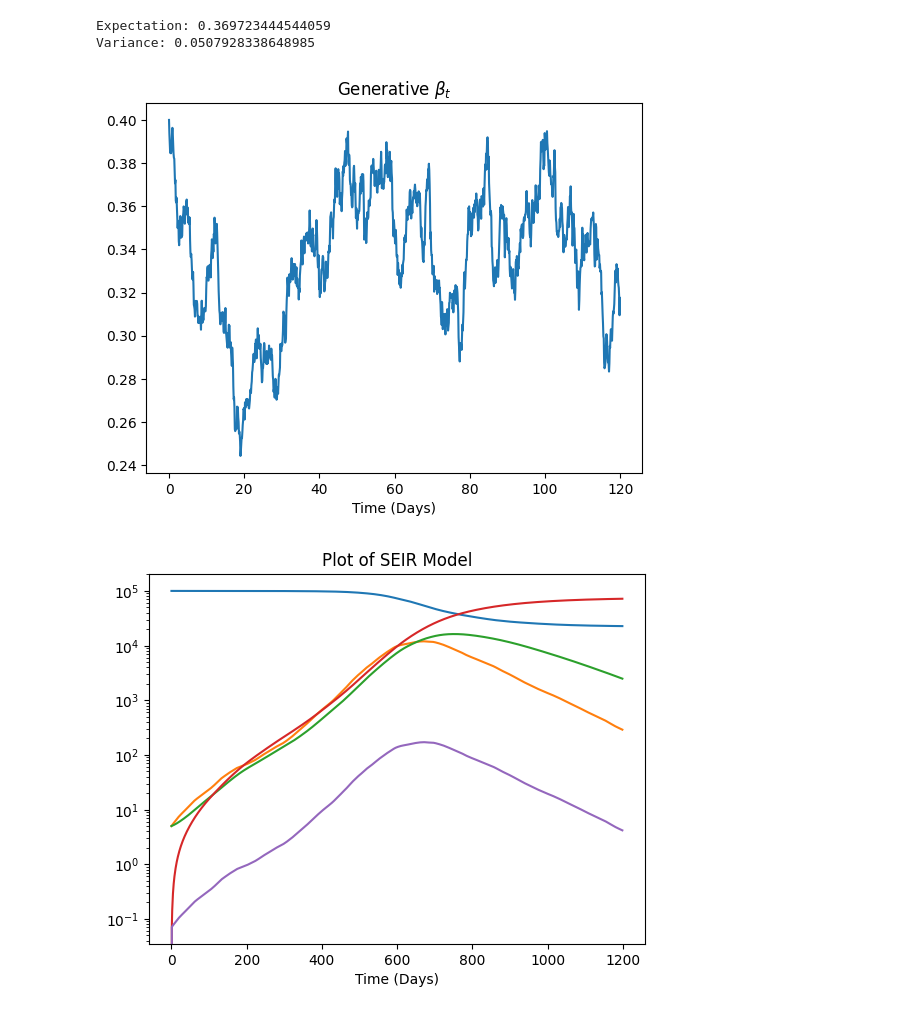
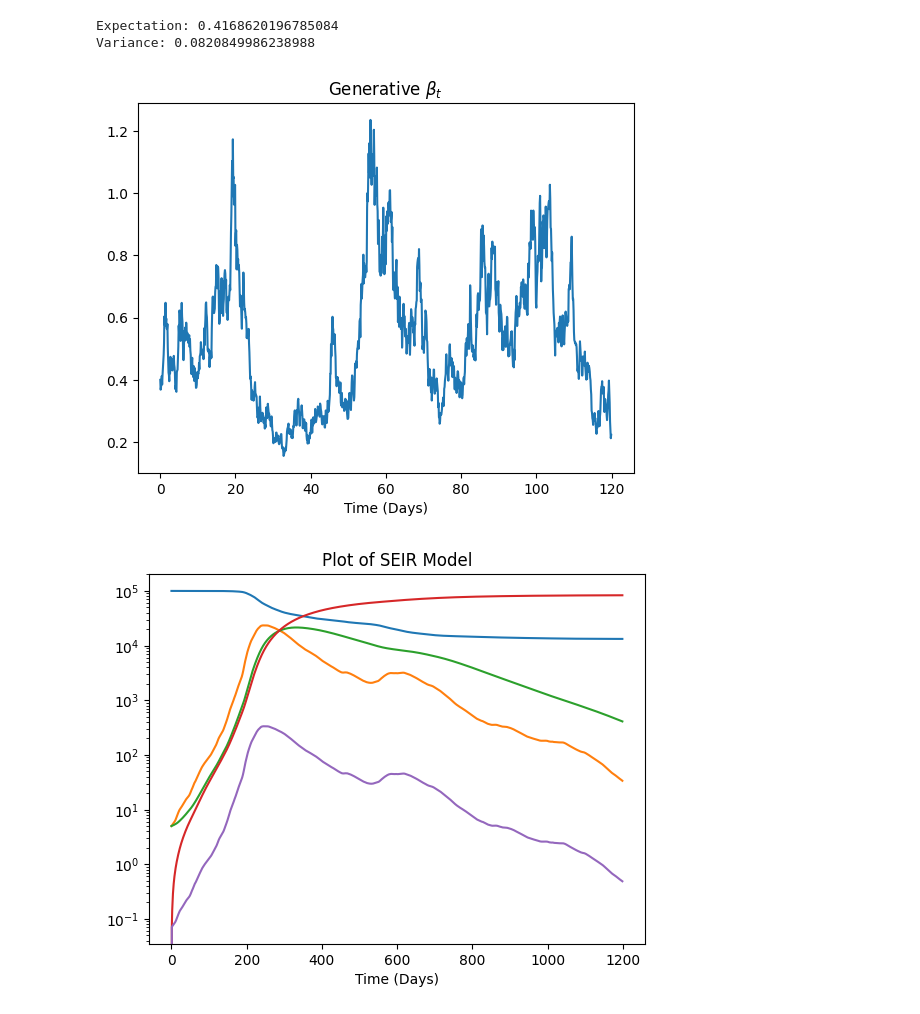
Before and after one commit to Averydx/PMCMC, a Jupyter notebook: examples/generative_data_OU.ipynb, the cells around one changed output. Drawn from its saved outputs; the diff is of its cells as text; code cells hidden in the pictures.

```diff
--- a/examples/generative_data_OU.ipynb
+++ b/examples/generative_data_OU.ipynb
@@ -5,7 +5,7 @@ import pandas as pd
 # %%
 '''Simulated Data, setting up the SIR model'''
 
-rng = np.random.default_rng(10)
+rng = np.random.default_rng(100)
 
 gamma = 1/14
 eta = 1/7
@@ -23,7 +23,7 @@ E = 5
 '''OU params'''
 lam = 1/10
 mean_ou = -1.
-sig = 0.1
+sig = 0.5
 
 print(f"Expectation: {np.exp(mean_ou + (sig**2)/2)}")
 print(f"Variance: {np.exp(sig**2 - 1) * np.exp(2 * mean_ou + sig**2)}")
@@ -33,36 +33,36 @@ A = np.exp(-lam * dt)
 M = mean_ou * (np.exp(-lam * dt) - 1)
 C = sig * np.sqrt(1 - np.exp(-2 * lam * dt))
 
 betas = np.zeros_like(t_vec)
 betas[0] = 0.4
 for time_index in range(1,len(t_vec)):
     betas[time_index] = np.exp(A * np.log(betas[time_index - 1]) - M + C * rng.normal(0,1))
 
 state = np.zeros((5,len(t_vec)))
 state[:,0] = np.array([N - I - E,E, I, 0,0])
 
 plt.title('Generative $\\beta_t$')
 plt.xlabel('Time (Days)')
 plt.plot(t_vec,betas)
 
 for time_index in range(1,len(t_vec)):
 
     new_E = (betas[time_index - 1] * (state[1,time_index -1] + q * state[2,time_index - 1]) * state[0,time_index - 1]/np.sum(state[:,time_index-1])) * dt
     new_I = (eta * state[1,time_index - 1]) * dt
     new_ER = (gamma * state[1,time_index -1]) * dt
     new_IR = (gamma * state[2,time_index - 1]) * dt
     new_D = (mu * state[2,time_index - 1]) * dt
 
 
     state[0,time_index] = state[0,time_index - 1] - new_E #S
     state[1,time_index] = state[1,time_index - 1] + new_E - new_I - new_ER
     state[2,time_index] = state[2,time_index-1] + new_I - new_IR - new_D
     state[3,time_index] = state[3,time_index - 1] + new_ER + new_IR #R
     state[4,time_index] = new_I
 # %% [output]
-Expectation: 0.369723444544059
-Variance: 0.0507928338648985
+Expectation: 0.4168620196785084
+Variance: 0.0820849986238988
-[figure, old version]
+[figure, new version]
 # %%
 plt.yscale('log')
 plt.title('Plot of SEIR Model')
@@ -72,7 +72,7 @@ plt.plot(state.T[:])
 pd.DataFrame(state).to_csv('../data_sets/ou_state_nbinom.csv',index = False)
 pd.DataFrame(betas).to_csv('../data_sets/ou_betas_nbinom.csv',index = False)
 # %% [output]
-[figure, old version]
+[figure, new version]
 # %%
 r = 50
 
```
Also changed, not shown: parts of 1 cell of this notebook, 5 other files.
